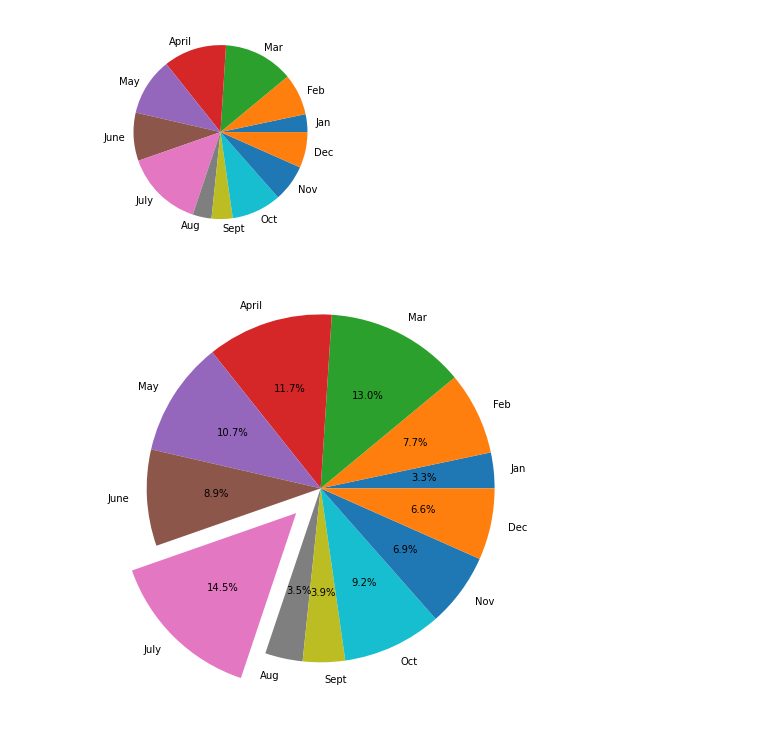
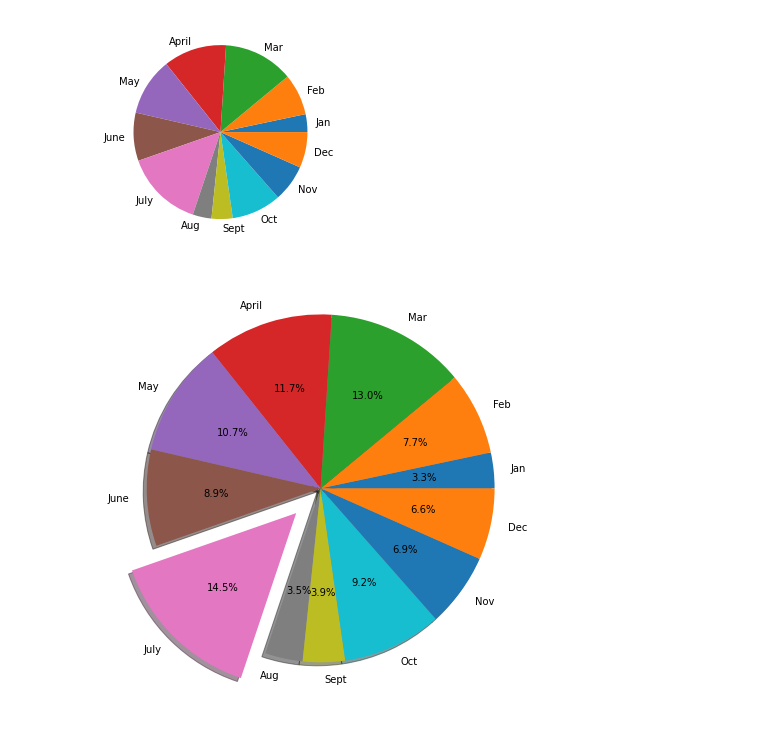
Before and after one commit to ptrovao/PyBer_Analysis, a Jupyter notebook: matplotlib_practice.ipynb, the cells around one changed output. Saved outputs shown, nothing was run; the diff lists cells and outputs as text; code cells hidden in the pictures.

```diff
--- a/matplotlib_practice.ipynb
+++ b/matplotlib_practice.ipynb
@@ -157,10 +157,10 @@ plt.show()
 # %%
 plt.subplots(figsize=(8, 8))
 explode_values = (0, 0, 0, 0, 0, 0, 0.2, 0, 0, 0, 0, 0)
-plt.pie(y_axis, explode=explode_values, labels=x_axis, autopct='%.1f%%')
+plt.pie(y_axis, explode=explode_values, shadow=True, labels=x_axis, autopct='%.1f%%')
 plt.show()
 # %% [output]
-[figure, old version]
+[figure, new version]
 # %%
 # Assign 12 colors, one for each month.
 colors = ["slateblue", "magenta", "lightblue", "green", "yellowgreen", "greenyellow", "yellow", "orange", "gold", "indianred", "tomato", "mistyrose"]
```
Also changed, not shown: parts of 2 cells of this notebook, 4 other files.
